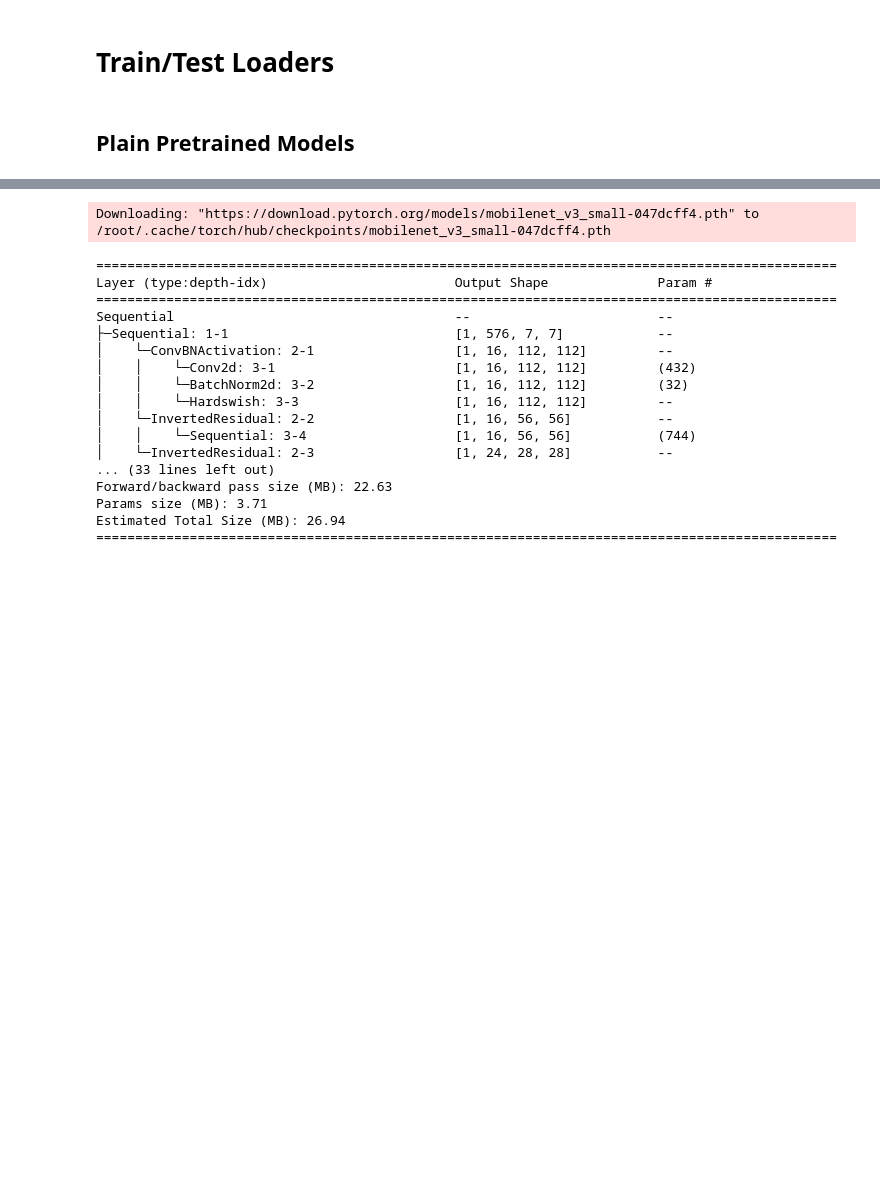
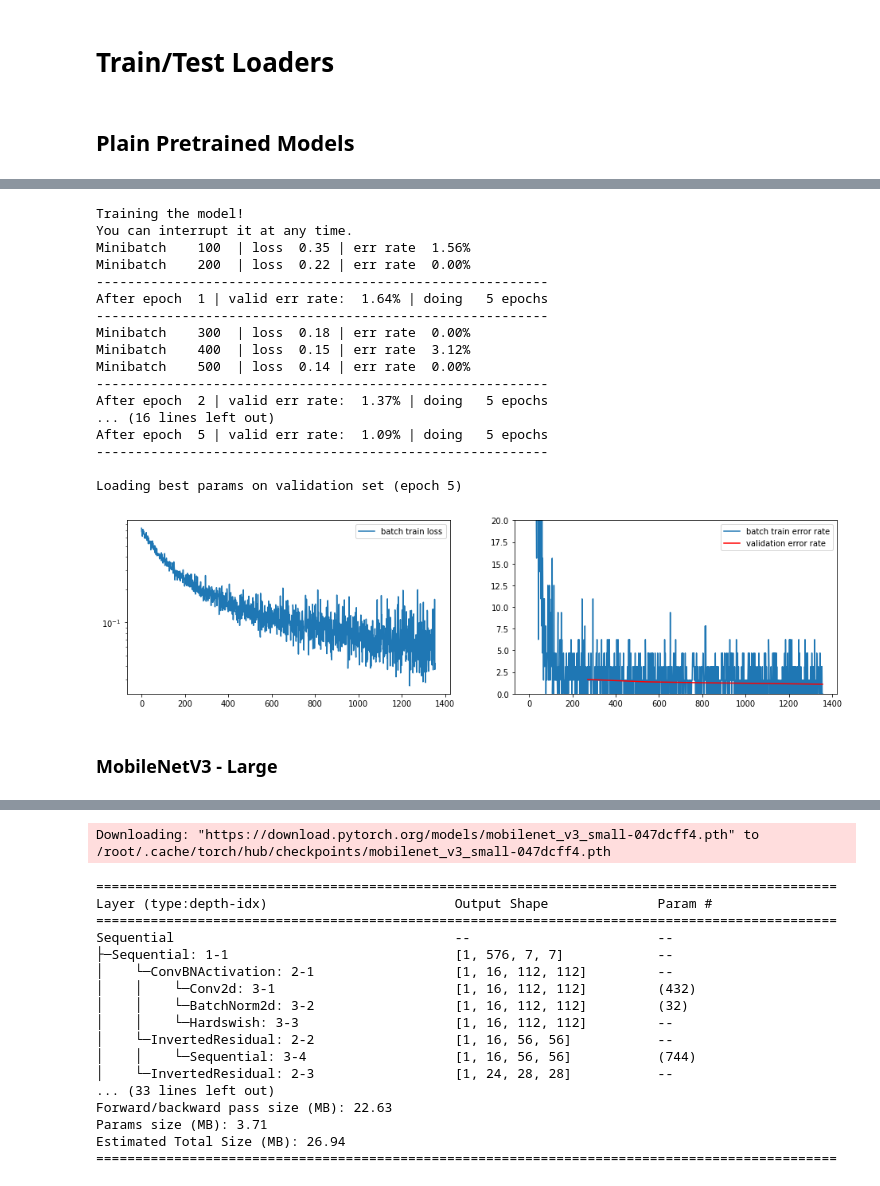
Before and after one commit to madziejm/is-you-cat, a Jupyter notebook: is-you-cat/Pretrained_Networks_pynb.ipynb, the cells around one changed output, grey strips where cells are left out. Saved outputs shown, nothing was run; the diff lists cells and outputs as text; code cells hidden in the pictures; blank space fills up the shorter version.

```diff
--- a/is-you-cat/Pretrained_Networks_pynb.ipynb
+++ b/is-you-cat/Pretrained_Networks_pynb.ipynb
@@ -257,0 +325,14 @@ test_data_loader = {
+# %%
+mobilenet_v2 = models.mobilenet_v2(pretrained=True)
+# %%
+for p in mobilenet_v2.parameters():
+    p.requires_grad = False
+
+model = nn.Sequential(mobilenet_v2.features,
+                            nn.AdaptiveAvgPool2d(output_size=1),
+                            nn.Flatten(),
+                            nn.Linear(1280,1))
+
+criterion = (torch.nn.BCEWithLogitsLoss())
+
+optimizer = torch.optim.Adam(model.parameters(), lr=0.0001)
@@ -257,0 +359,29 @@ test_data_loader = {
+# %%
+train(
+    model,
+    train_data_loaders,
+    optimizer,
+    criterion,
+    num_epochs=5,
+    log_every=100,
+    cuda=True,
+    verbose=True)
+# %% [output]
+Training the model!
+You can interrupt it at any time.
+Minibatch    100  | loss  0.35 | err rate  1.56%
+Minibatch    200  | loss  0.22 | err rate  0.00%
+----------------------------------------------------------
+After epoch  1 | valid err rate:  1.64% | doing   5 epochs
+----------------------------------------------------------
+Minibatch    300  | loss  0.18 | err rate  0.00%
+Minibatch    400  | loss  0.15 | err rate  3.12%
+Minibatch    500  | loss  0.14 | err rate  0.00%
+----------------------------------------------------------
+After epoch  2 | valid err rate:  1.37% | doing   5 epochs
+... (16 lines left out)
+After epoch  5 | valid err rate:  1.09% | doing   5 epochs
+----------------------------------------------------------
+
+Loading best params on validation set (epoch 5)
+[figure, added]
@@ -257,0 +390,2 @@ test_data_loader = {
+# %% [markdown]
+### MobileNetV3 - Large
```
Also changed, not shown: parts of 18 cells of this notebook.
